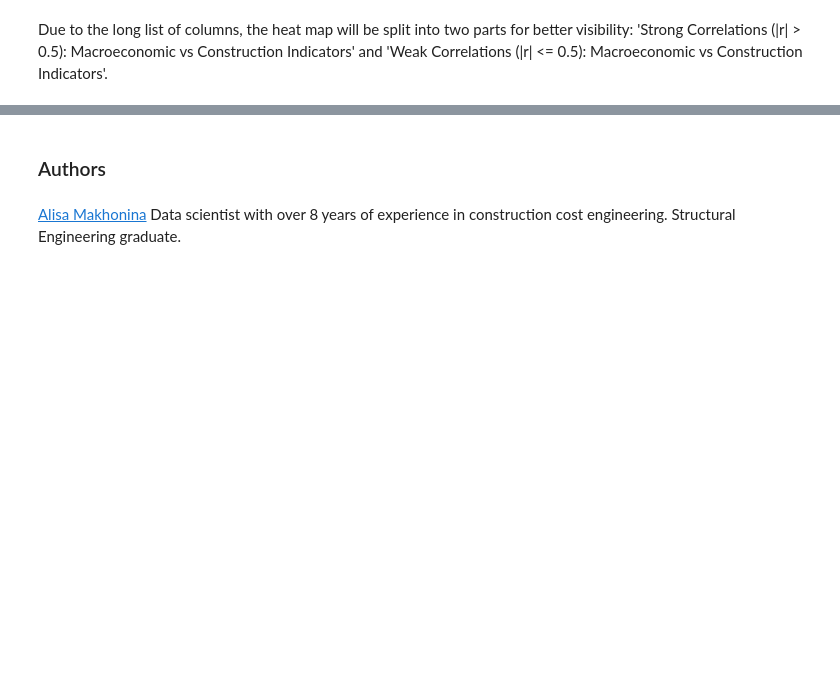
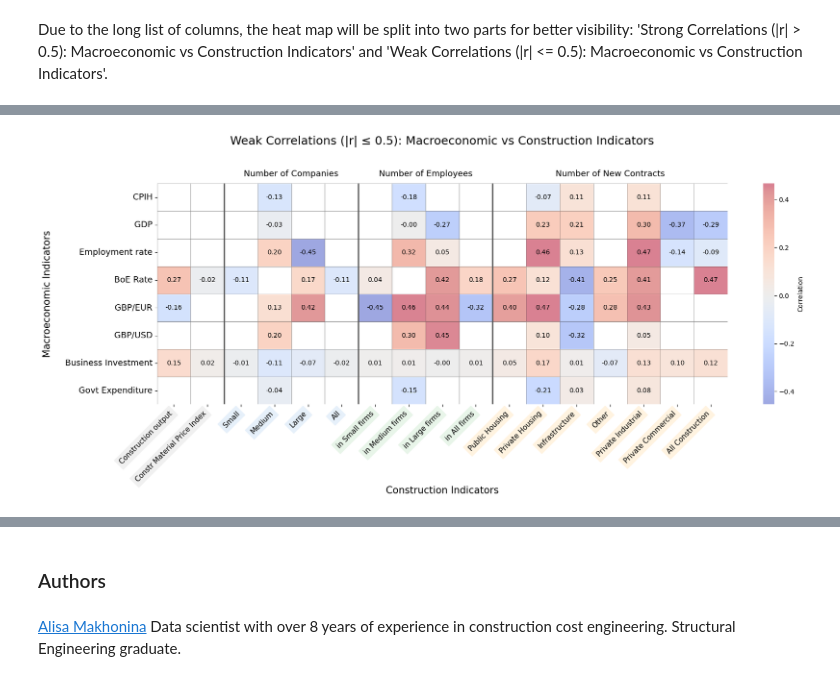
Before and after one commit to Alisa-Makhonina/Macroeconomic_indicators_vs_Construction_indicators, a Jupyter notebook: 4_Exploratory Data Analysis.ipynb, the cells around one changed output, grey strips where cells are left out. Saved outputs shown, nothing was run; the diff lists cells and outputs as text; code cells hidden in the pictures; blank space fills up the shorter version.

```diff
--- a/4_Exploratory Data Analysis.ipynb
+++ b/4_Exploratory Data Analysis.ipynb
@@ -125,3 +283,12 @@ plt.show()
+# %%
+# Plot a heatmap fpr weak correlations
+plot_correlation_heatmap(
+    correlation,
+    title="Weak Correlations (|r| ≤ 0.5): Macroeconomic vs Construction Indicators",
+    mask_strong=True
+)
+# %% [output]
+[figure, added]
 # %% [markdown]
 ### Correlation Insights Table
 
```
Also changed, not shown: parts of 18 cells of this notebook.
